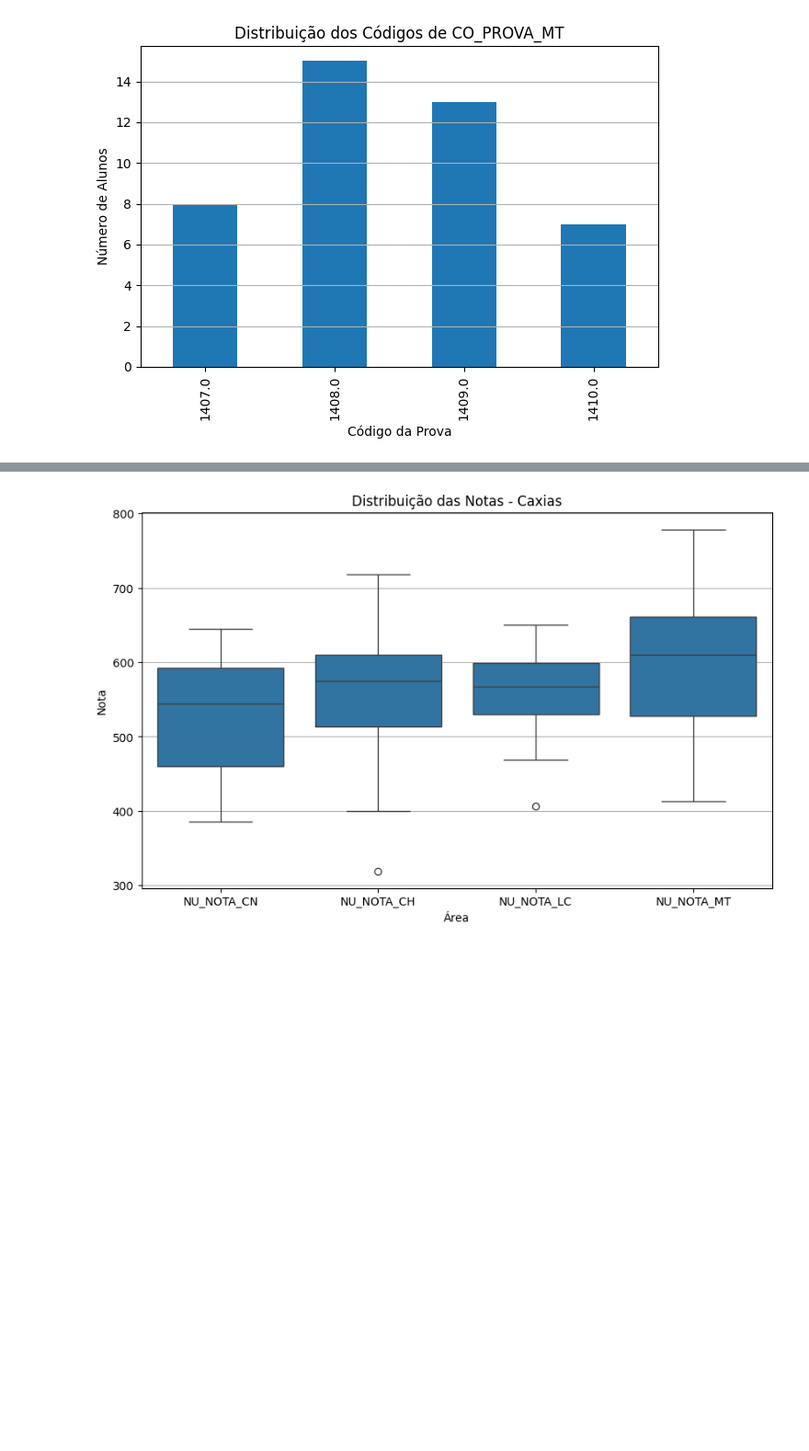
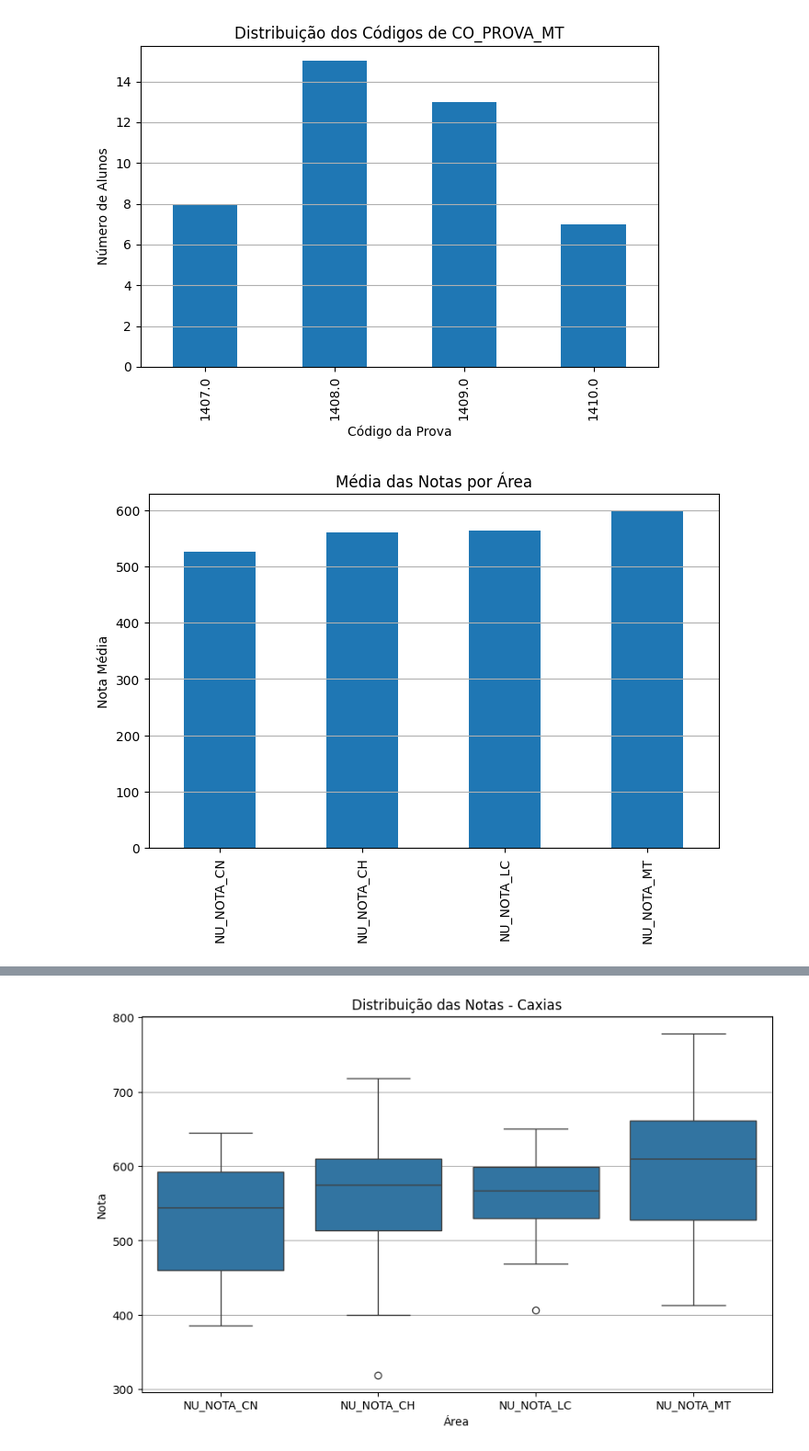
Before and after one commit to anderson02aa/ENEM-Frontin, a Jupyter notebook: ENEM_Frontin.ipynb, the cells around one changed output, grey strips where cells are left out. Shown at 92% size. Drawn from its saved outputs; the diff is of its cells as text; code cells hidden in the pictures; blank space fills up the shorter version.

```diff
--- a/ENEM_Frontin.ipynb
+++ b/ENEM_Frontin.ipynb
@@ -171,3 +171,11 @@ for coluna in colunas_codigos:
 [figure]
 [figure]
 [figure]
+# %%
+medias = df[colunas_notas].mean()
+medias.plot(kind='bar', figsize=(8, 5), title='Média das Notas por Área')
+plt.ylabel('Nota Média')
+plt.grid(axis='y')
+plt.show()
+# %% [output]
+[figure, added]
```
Also changed, not shown: parts of 1 cell of this notebook.
